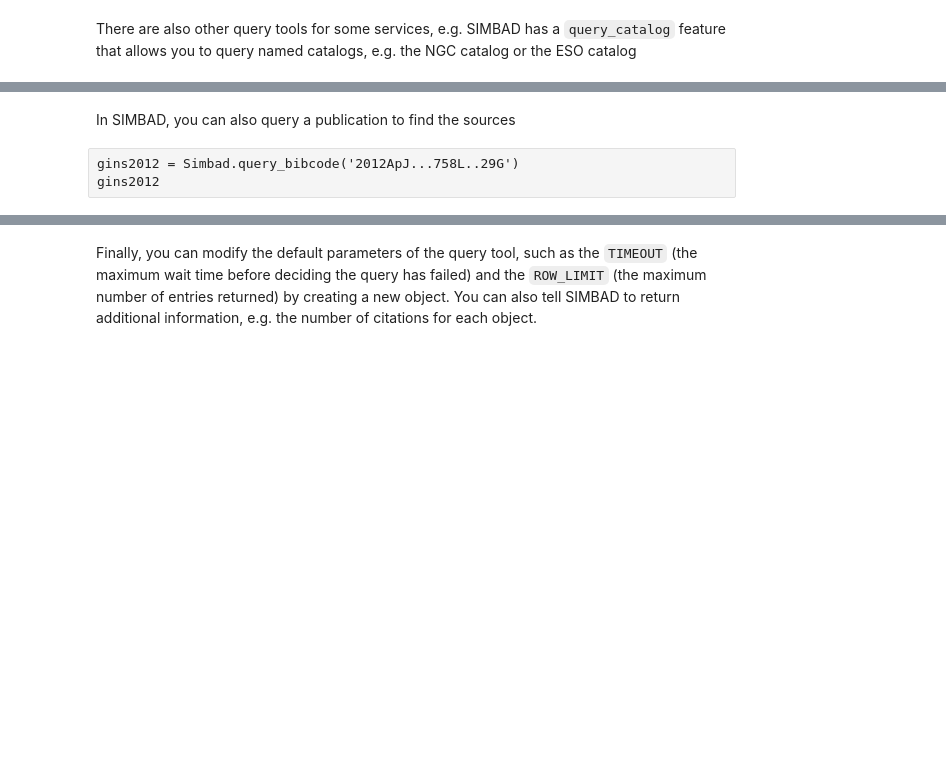
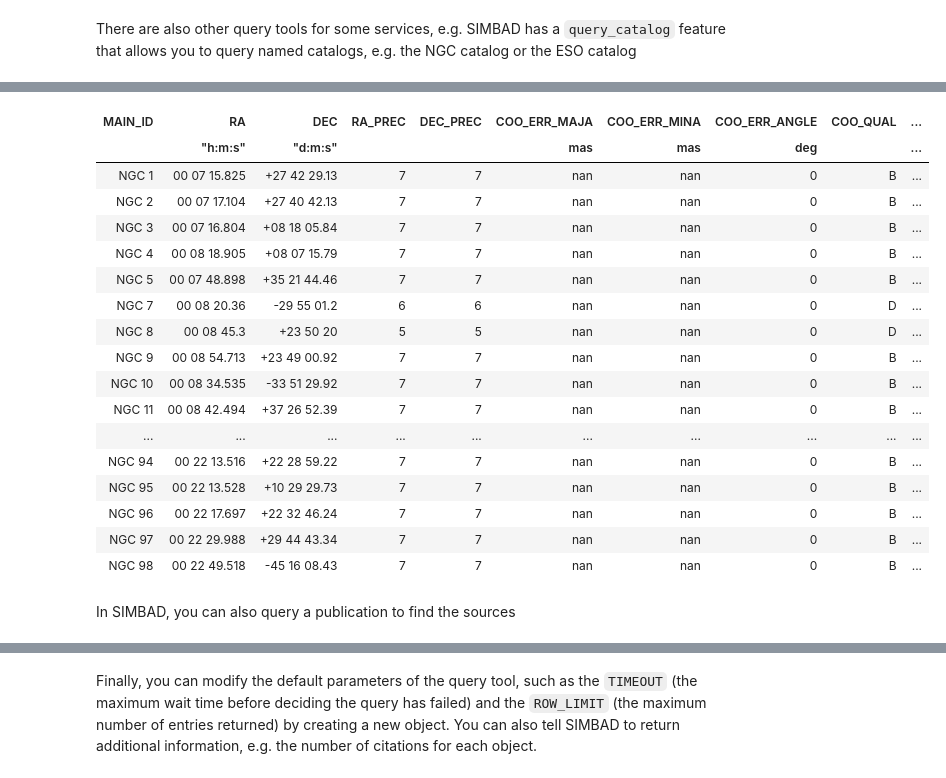
Before and after one commit to ESO-python/ESOPythonTutorials, a Jupyter notebook: notebooks/ESOPythonDemoDay7_Astroquery_ESO_Simbad_Vizier.ipynb, the cells around one changed output, grey strips where cells are left out. Cells and saved outputs as stored; diff of their text form; code cells hidden in the pictures; blank space fills up the shorter version.

```diff
--- a/notebooks/ESOPythonDemoDay7_Astroquery_ESO_Simbad_Vizier.ipynb
+++ b/notebooks/ESOPythonDemoDay7_Astroquery_ESO_Simbad_Vizier.ipynb
@@ -63,5 +99,24 @@ ngccat
+# %%
+ngccat = Simbad.query_catalog('ngc')
+ngccat
+# %% [output]
+| MAIN_ID | RA | DEC | RA_PREC | DEC_PREC | COO_ERR_MAJA | COO_ERR_MINA | COO_ERR_ANGLE | COO_QUAL | ... |
+|  | "h:m:s" | "d:m:s" |  |  | mas | mas | deg |  | ... |
+| NGC 1 | 00 07 15.825 | +27 42 29.13 | 7 | 7 | nan | nan | 0 | B | ... |
+| NGC 2 | 00 07 17.104 | +27 40 42.13 | 7 | 7 | nan | nan | 0 | B | ... |
+| NGC 3 | 00 07 16.804 | +08 18 05.84 | 7 | 7 | nan | nan | 0 | B | ... |
+| NGC 4 | 00 08 18.905 | +08 07 15.79 | 7 | 7 | nan | nan | 0 | B | ... |
+| NGC 5 | 00 07 48.898 | +35 21 44.46 | 7 | 7 | nan | nan | 0 | B | ... |
+| NGC 7 | 00 08 20.36 | -29 55 01.2 | 6 | 6 | nan | nan | 0 | D | ... |
+| NGC 8 | 00 08 45.3 | +23 50 20 | 5 | 5 | nan | nan | 0 | D | ... |
+| NGC 9 | 00 08 54.713 | +23 49 00.92 | 7 | 7 | nan | nan | 0 | B | ... |
+| NGC 10 | 00 08 34.535 | -33 51 29.92 | 7 | 7 | nan | nan | 0 | B | ... |
+| NGC 11 | 00 08 42.494 | +37 26 52.39 | 7 | 7 | nan | nan | 0 | B | ... |
+| ... | ... | ... | ... | ... | ... | ... | ... | ... | ... |
+| NGC 94 | 00 22 13.516 | +22 28 59.22 | 7 | 7 | nan | nan | 0 | B | ... |
+| NGC 95 | 00 22 13.528 | +10 29 29.73 | 7 | 7 | nan | nan | 0 | B | ... |
+| NGC 96 | 00 22 17.697 | +22 32 46.24 | 7 | 7 | nan | nan | 0 | B | ... |
+| NGC 97 | 00 22 29.988 | +29 44 43.34 | 7 | 7 | nan | nan | 0 | B | ... |
+| NGC 98 | 00 22 49.518 | -45 16 08.43 | 7 | 7 | nan | nan | 0 | B | ... |
 # %% [markdown]
 In SIMBAD, you can also query a publication to find the sources
-# %% [raw]
-gins2012 = Simbad.query_bibcode('2012ApJ...758L..29G')
-gins2012
```
Also changed, not shown: parts of 10 cells of this notebook.
